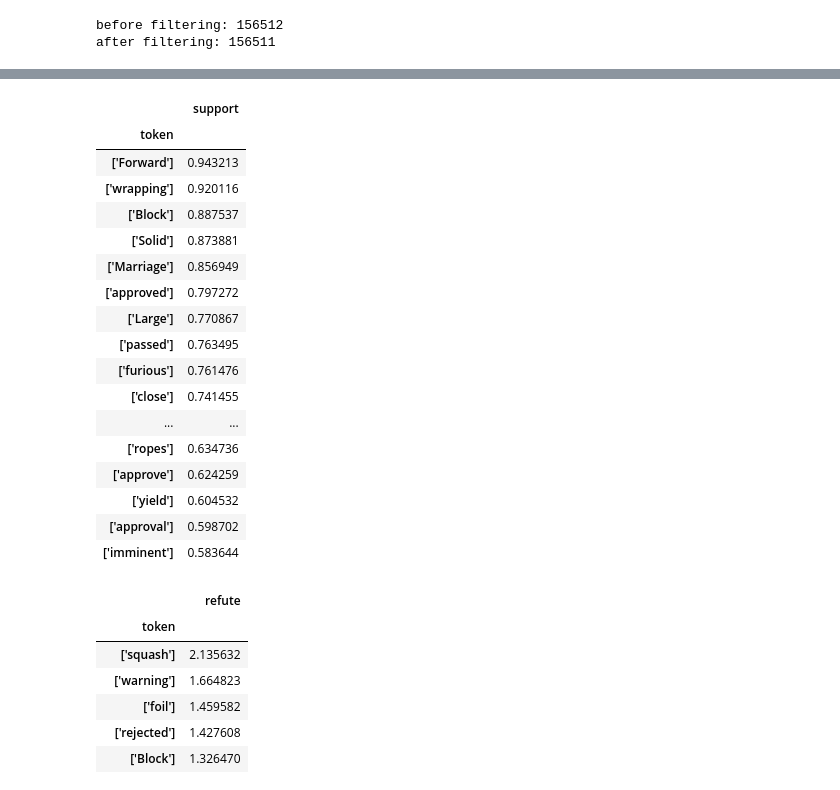
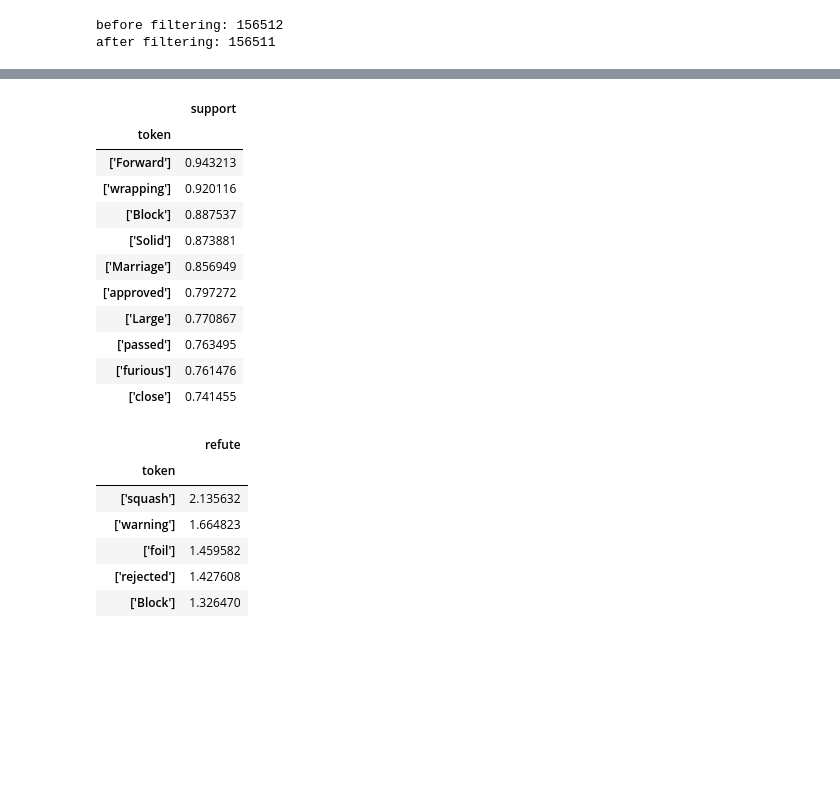
Before and after one commit to mangalm96/explainablenlp-info259, a Jupyter notebook: interpret_shap_analysis.ipynb, the cells around one changed output, grey strips where cells are left out. Drawn from its saved outputs; the diff is of its cells as text; code cells hidden in the pictures; blank space fills up the shorter version.

```diff
--- a/interpret_shap_analysis.ipynb
+++ b/interpret_shap_analysis.ipynb
@@ -257,12 +257,12 @@ def get_scores(output_path):
   # group by token and sum for each column
   groupby_df = data_import_filt.groupby('token').agg('mean')
 
-  return groupby_df
+  return data_import_filt,groupby_df
 # %% [markdown]
 ## twt-wt CI ESRX target siqi output
 # %%
 output_path = "/content/gdrive/MyDrive/NLP Stance Detection/tWT_WT/saves/twtwt_CI_ESRX_target/model_output_shap"
-groupby_df= get_scores(output_path)
+ungrouped_df, groupby_df= get_scores(output_path)
 # %% [output]
 before filtering: 156512
 after filtering: 156511
@@ -269,26 +289,20 @@ after filtering: 156511
 # %%
 # top 10 - support stance
 
-groupby_df.sort_values("support",ascending=False)[['support']].head(20)
+groupby_df.sort_values("support",ascending=False)[['support']].head(10)
 # %% [output]
 |  | support |
 | token |  |
 | ['Forward'] | 0.943213 |
 | ['wrapping'] | 0.920116 |
 | ['Block'] | 0.887537 |
 | ['Solid'] | 0.873881 |
 | ['Marriage'] | 0.856949 |
 | ['approved'] | 0.797272 |
 | ['Large'] | 0.770867 |
 | ['passed'] | 0.763495 |
 | ['furious'] | 0.761476 |
 | ['close'] | 0.741455 |
-| ... | ... |
-| ['ropes'] | 0.634736 |
-| ['approve'] | 0.624259 |
-| ['yield'] | 0.604532 |
-| ['approval'] | 0.598702 |
-| ['imminent'] | 0.583644 |
 # %%
 # top 10 - refute stance
 groupby_df.sort_values("refute",ascending=False)[['refute']].head(20)
```
Also changed, not shown: parts of 8 cells of this notebook.
